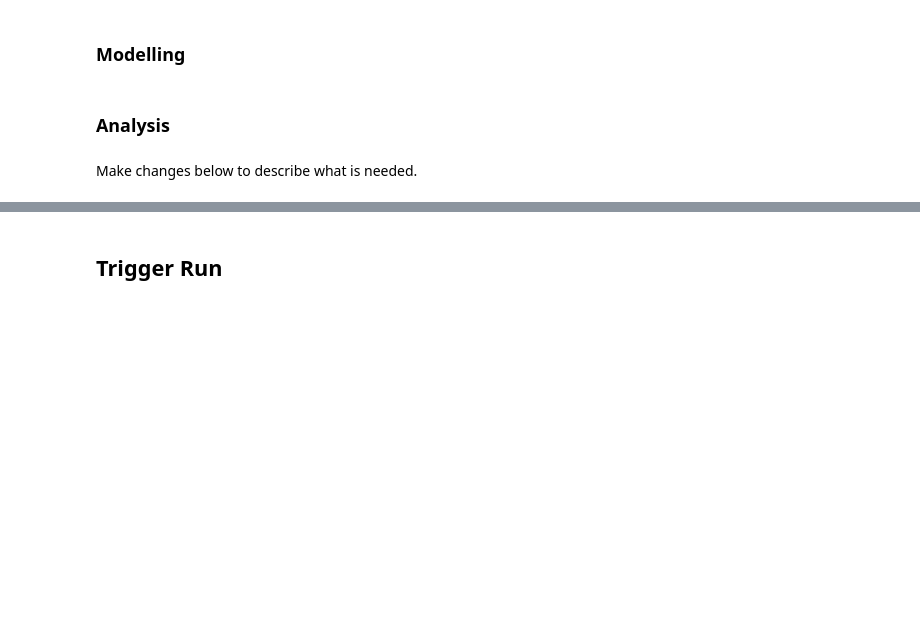
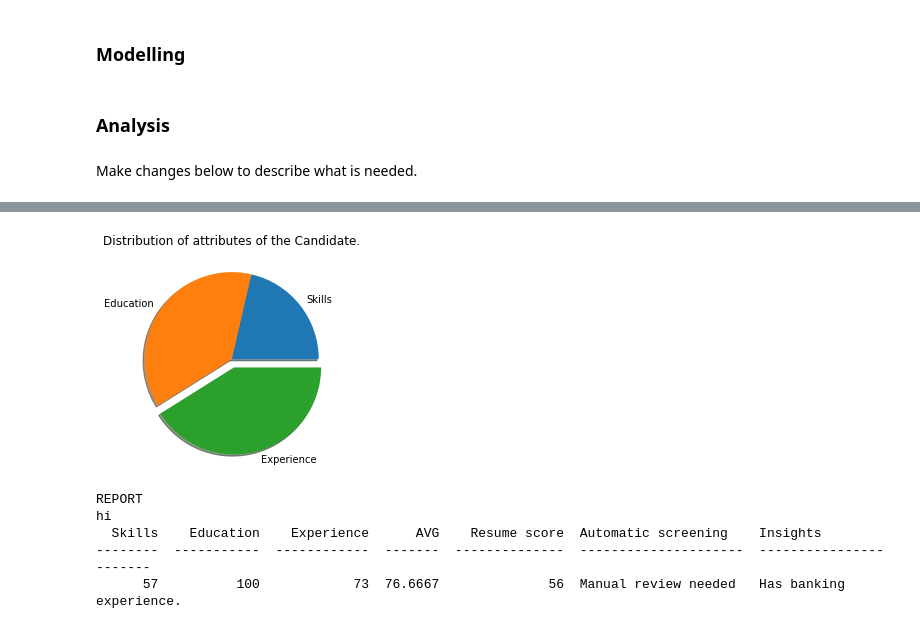
Before and after one commit to Javedz678/resume-screener, a Jupyter notebook: Resume_parser.ipynb, the cells around one changed output, grey strips where cells are left out. Drawn from its saved outputs; the diff is of its cells as text; code cells hidden in the pictures; blank space fills up the shorter version.

```diff
--- a/Resume_parser.ipynb
+++ b/Resume_parser.ipynb
@@ -150,9 +171,14 @@ Make changes below to describe what is needed.
 #Candidate
 skills = "JAVA, SPRING BOOT, Hybernate, SQL, DBMS, Angular, GIT, AI/ML, Jira, Jenkins, Kubernetes, node.js"
 education = "BE in computer science from BMS"
+# %%
+requiredExperience = "Deep expertise and hands on experience in Core java. · Hands-on experience with at least 2 to 12 years in Spring and Hibernate technologies. · Hands-on experience with at least 2 to 12 years in web GUI development using HTML, CSS, ReactJS, Bootstrap · Clear understanding of Software Development life cycle and process Oriented. Would be great if worked on Agile or Continuous Delivery (CD) based projects before. · Good fundamentals in Core Programming, Object Oriented design & Design patterns · Should have good hands -on experience on the fundamentals of how modern web works with SPA, Restful APIs and OAuth/OpenID Connect protocols · Experience in creating & executing unit tests using test driven approach with JUnit or any other equivalent. · Good to have exposure to Investment banking domain, ML & Cloud technologies."
+
+candidateExperience = "HSBC - Have Over 6+ years of experience in core java, Spring and Hibernate technologies. · Have over 5+ years of experience in web GUI development using HTML, CSS, ReactJS, Bootstrap. Experienced working with Agile and Continuous Delivery projects before. · Have good experience working on SPA, Restful APIs and OAuth/OpenID Connect protocols · Experience in creating & executing unit tests with JUnit and Mockito."
 # %%
 #Organisation
 requireTopTierEducation = False
+preferBankExperience = True
 min_criteria = 80
 requiredSkills = "Java, REACT JS, Spring, Hibernate, CI/ CD, Docker, Kubernetes, Public Cloud (Azure), SQL, Web technologies."
 if(requireTopTierEducation):
@@ -161,9 +187,20 @@ if(requireTopTierEducation):
 else:
   requiredEducation = "BE in computer science "
   checkEquvalentCourses(education,requiredEducation)
+if(preferBankExperience):
+  hasPreferance = preferExperience(candidateExperience)
+  if(hasPreferance):
+    prefer = True
-# %%
-requiredExperience = "Deep expertise and hands on experience in Core java. · Hands-on experience with at least 2 to 12 years in Spring and Hibernate technologies. · Hands-on experience with at least 2 to 12 years in web GUI development using HTML, CSS, ReactJS, Bootstrap · Clear understanding of Software Development life cycle and process Oriented. Would be great if worked on Agile or Continuous Delivery (CD) based projects before. · Good fundamentals in Core Programming, Object Oriented design & Design patterns · Should have good hands -on experience on the fundamentals of how modern web works with SPA, Restful APIs and OAuth/OpenID Connect protocols · Experience in creating & executing unit tests using test driven approach with JUnit or any other equivalent. · Good to have exposure to Investment banking domain, ML & Cloud technologies."
-
-candidateExperience = "Have Over 6+ years of experience in core java, Spring and Hibernate technologies. · Have over 5+ years of experience in web GUI development using HTML, CSS, ReactJS, Bootstrap. Experienced working with Agile and Continuous Delivery projects before. · Have good experience working on SPA, Restful APIs and OAuth/OpenID Connect protocols · Experience in creating & executing unit tests with JUnit and Mockito."
-# %% [markdown]
-## **Trigger Run**
+# %%
+start(skills,requiredSkills)
+start(education,requiredEducation)
+sentenceTranformerModel(candidateExperience.lower(),requiredExperience.lower())
+drawPieChart()
+analytics(prefer)
+# %% [output]
+[figure, added]
+REPORT
+hi
+  Skills    Education    Experience      AVG    Resume score  Automatic screening    Insights
+--------  -----------  ------------  -------  --------------  ---------------------  -----------------------
+      57          100            73  76.6667              56  Manual review needed   Has banking experience.
```
Also changed, not shown: parts of 20 cells of this notebook.
